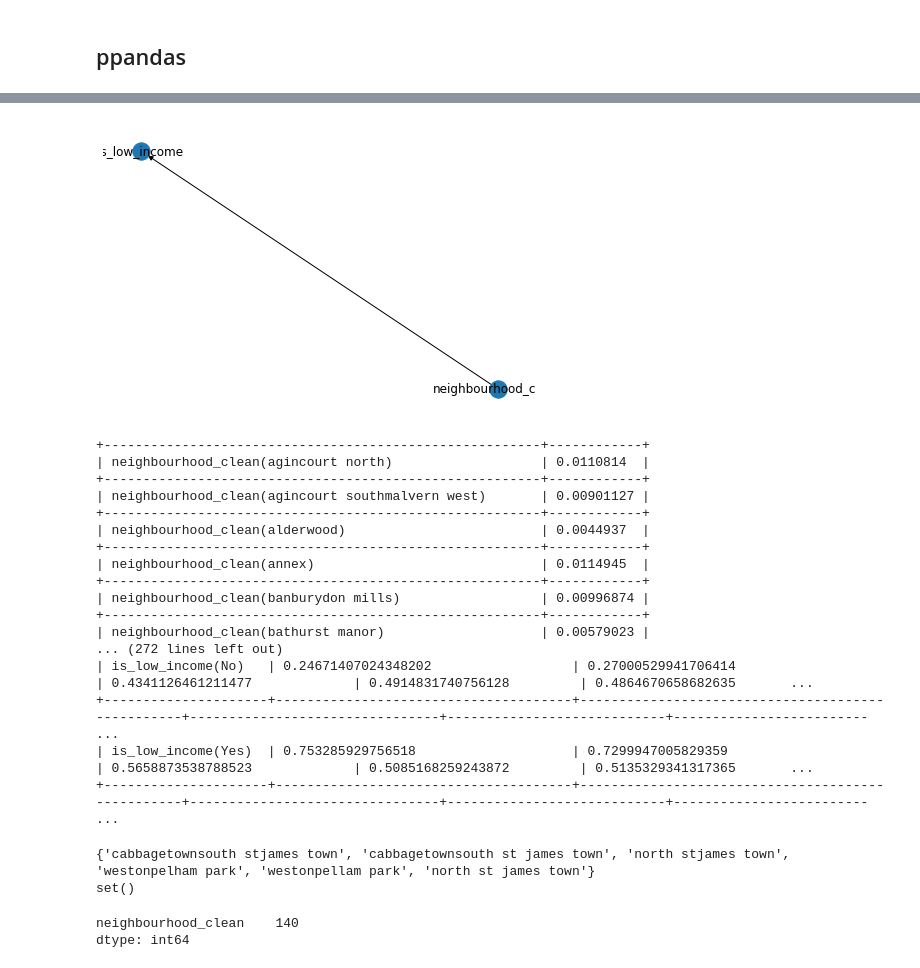
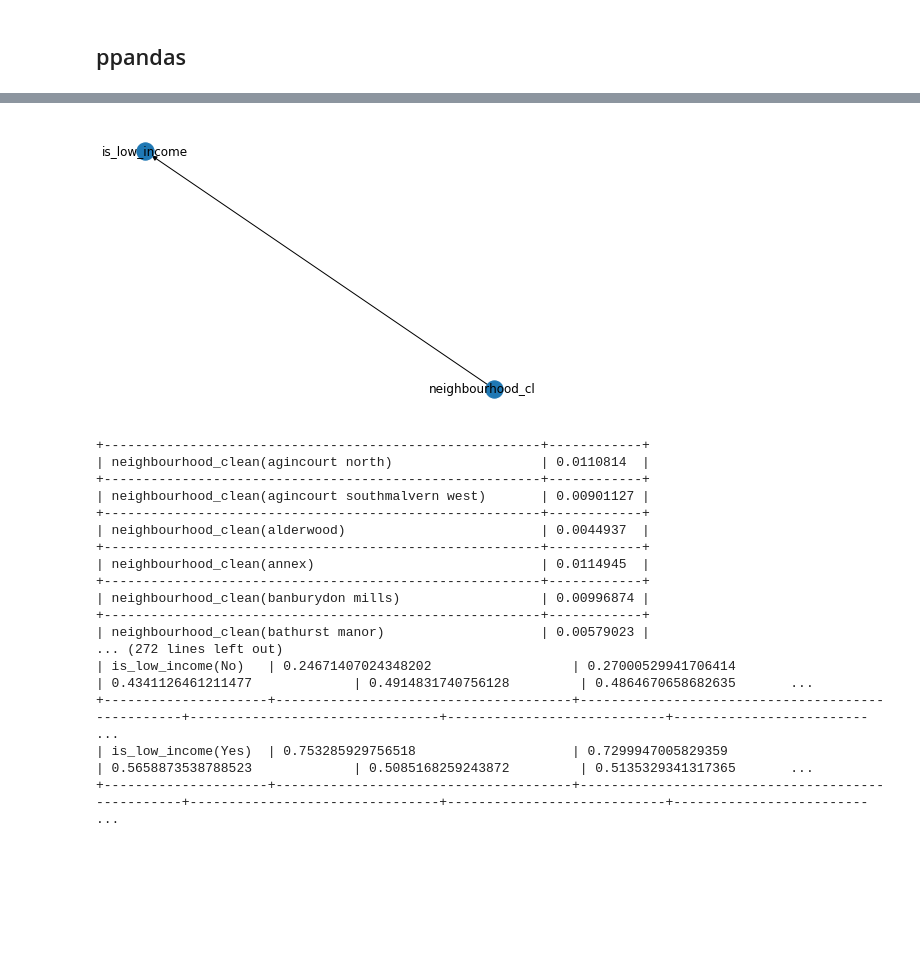
Before and after one commit to mkiri/Yelp_Census_Analysis, a Jupyter notebook: Yelp_Census.ipynb, the cells around one changed output, grey strips where cells are left out. Cells and saved outputs as stored; diff of their text form; code cells hidden in the pictures; blank space fills up the shorter version.

```diff
--- a/Yelp_Census.ipynb
+++ b/Yelp_Census.ipynb
@@ -76,3 +134,10 @@ array(['Neighbourhood Information', 'Population and dwellings',
        'Time leaving for work', 'Income sources', 'Income taxes',
        'Mobility status - Place of residence 1 year ago',
        'Mobility status - Place of residence 5 years ago'], dtype=object)
+# %%
+# Assumes that input dataframe has column named "neighbourhood_clean"
+def clean_neighbourhood_string(df):
+    df['neighbourhood_clean'] = df['neighbourhood_clean'].str.lower()
+    df['neighbourhood_clean'] = df['neighbourhood_clean'].str.replace(r'[^a-z ]', '')
+    df['neighbourhood_clean'] = df['neighbourhood_clean'].str.strip()
+    return df
@@ -79,4 +186,5 @@ array(['Neighbourhood Information', 'Population and dwellings',
 # %%
+# Low income
 # Get relevant columns from census data
 # Only use Income of Individual
 # Assume <$40K is "low income"
@@ -84,20 +192,17 @@ cols = ['Under $10,000 (including loss)',
         '$10,000 to $19,999','$20,000 to $29,999','$30,000 to $39,999','$40,000 to $49,999',
         '$50,000 to $59,999','$60,000 to $69,999','$70,000 to $79,999','$80,000 to $89,999',
         '$90,000 to $99,999','$100,000 and over']
-census['Characteristic'] = census['Characteristic'].str.strip()
 filt_census = census[census['Topic'].str.contains("Income of ind") & census['Characteristic'].isin(cols)]
 filt_census = filt_census.drop_duplicates(subset ="Characteristic", keep = 'first')
 filt_census["is_low_income"] = filt_census['Characteristic'].isin(cols[:4])
 filt_census["is_low_income"] = filt_census["is_low_income"].replace({True: 'Yes', False: 'No'})
 filt_census = filt_census.drop(['_id', 'Category', 'Topic', 'Data Source', 'City of Toronto','Characteristic'], axis=1)
-
 filt_census[filt_census.columns.to_list()[:-1]] = filt_census[filt_census.columns.to_list()[:-1]].replace(',','', regex=True).astype(int)
 filt_census = filt_census.groupby(['is_low_income']).sum()
 filt_census = filt_census.unstack().reset_index()
 filt_census.columns = ["neighbourhood_clean","is_low_income","count"]
-filt_census['neighbourhood_clean'] = filt_census['neighbourhood_clean'].str.lower()
-filt_census['neighbourhood_clean'] = filt_census['neighbourhood_clean'].str.replace(r'[^a-z ]', '')
-filt_census['neighbourhood_clean'] = filt_census['neighbourhood_clean'].str.strip()
 
-filt_census.head()
+census_low_income = clean_neighbourhood_string(filt_census)
+print(census_low_income.head())
+del filt_census
 # %% [output]
@@ -268,13 +433,13 @@ yelp_pdf.visualise(show_tables=True)
 +-----------------------+--------------------------------------+--------------------------------------------------+--------------------------------+----------------------------+----------------------- ...
 # %%
-# Get PDF for census data
+# Get PDF for census data (low income dist)
 
-num_records = filt_census[['count']].sum()
+num_records = census_low_income[['count']].sum()
 
-census_pdf = PDataFrame.from_populational_data(["neighbourhood_clean"],filt_census,num_records)
-census_pdf.visualise(show_tables=True)
+censusli_pdf = PDataFrame.from_populational_data(["neighbourhood_clean"],census_low_income,num_records)
+censusli_pdf.visualise(show_tables=True)
 # %% [output]
-[figure, old version]
+[figure, new version]
 +--------------------------------------------------------+------------+
 | neighbourhood_clean(agincourt north)                   | 0.0110814  |
 +--------------------------------------------------------+------------+
@@ -292,25 +457,3 @@ census_pdf.visualise(show_tables=True)
 +---------------------+--------------------------------------+--------------------------------------------------+--------------------------------+----------------------------+------------------------- ...
 | is_low_income(Yes)  | 0.753285929756518                    | 0.7299947005829359                               | 0.5658873538788523             | 0.5085168259243872         | 0.5135329341317365       ...
 +---------------------+--------------------------------------+--------------------------------------------------+--------------------------------+----------------------------+------------------------- ...
-# %%
-# Manually fix neighbourhood names for joining
-c = filt_census['neighbourhood_clean'].unique().tolist()
-y = yelp['neighbourhood_clean'].unique().tolist()
-print(set(c).symmetric_difference(set(y)))
-
-new_values = {"cabbagetownsouth stjames town": "cabbagetownsouth st james town",
-              "north stjames town": "north st james town",
-              "westonpellam park": "westonpelham park"}
-yelp['neighbourhood_clean'] = yelp['neighbourhood_clean'].replace(new_values)
-
-c = filt_census['neighbourhood_clean'].unique().tolist()
-y = yelp['neighbourhood_clean'].unique().tolist()
-print(set(c).symmetric_difference(set(y)))
-
-joined = filt_census.merge(yelp, how='right', on='neighbourhood_clean', suffixes='_o')
-joined[['neighbourhood_clean']].nunique()
-# %% [output]
-{'cabbagetownsouth stjames town', 'cabbagetownsouth st james town', 'north stjames town', 'westonpelham park', 'westonpellam park', 'north st james town'}
-set()
-neighbourhood_clean    140
-dtype: int64
```
Also changed, not shown: parts of 29 cells of this notebook.
